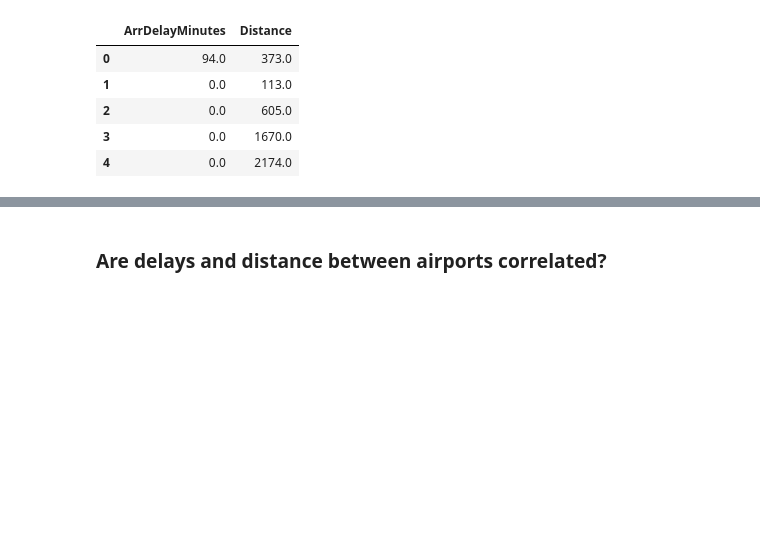
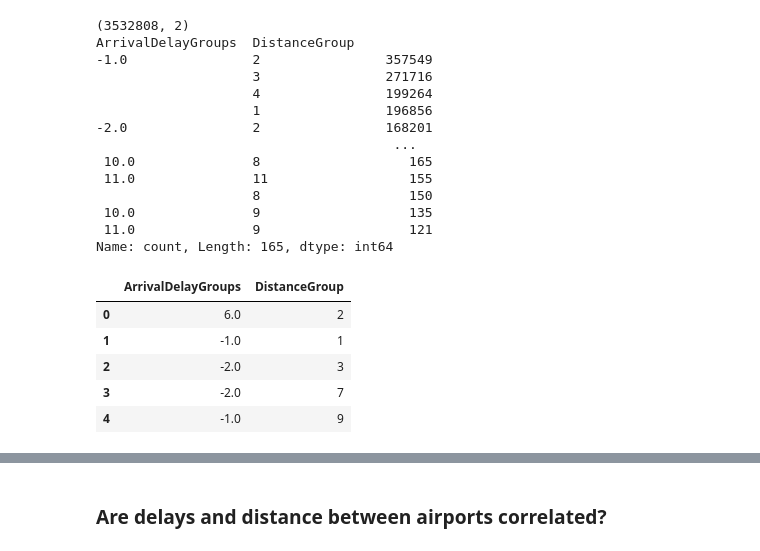
Before and after one commit to irene-zh/Summer-Practicum-25, a Jupyter notebook: 2_Code/linear_models_Yoav.ipynb, the cells around one changed output, grey strips where cells are left out. Saved outputs shown, nothing was run; the diff lists cells and outputs as text; code cells hidden in the pictures; blank space fills up the shorter version.

```diff
--- a/2_Code/linear_models_Yoav.ipynb
+++ b/2_Code/linear_models_Yoav.ipynb
@@ -19,10 +18,27 @@ slr_df = df[['ArrDelayMinutes', 'Distance']]
 # %%
+slr_df = df[['ArrivalDelayGroups', 'DistanceGroup']].fillna(0)
+print(slr_df.shape)
+print(slr_df.value_counts())
 slr_df.head()
 # %% [output]
+(3532808, 2)
+ArrivalDelayGroups  DistanceGroup
+-1.0                2                357549
+                    3                271716
+                    4                199264
+                    1                196856
+-2.0                2                168201
+                                      ...
+ 10.0               8                   165
+ 11.0               11                  155
+                    8                   150
+ 10.0               9                   135
+ 11.0               9                   121
+Name: count, Length: 165, dtype: int64
-|  | ArrDelayMinutes | Distance |
-| 0 | 94.0 | 373.0 |
-| 1 | 0.0 | 113.0 |
-| 2 | 0.0 | 605.0 |
-| 3 | 0.0 | 1670.0 |
-| 4 | 0.0 | 2174.0 |
+|  | ArrivalDelayGroups | DistanceGroup |
+| 0 | 6.0 | 2 |
+| 1 | -1.0 | 1 |
+| 2 | -2.0 | 3 |
+| 3 | -2.0 | 7 |
+| 4 | -1.0 | 9 |
 # %%
```
Also changed, not shown: parts of 2 cells of this notebook, 17 other files.
